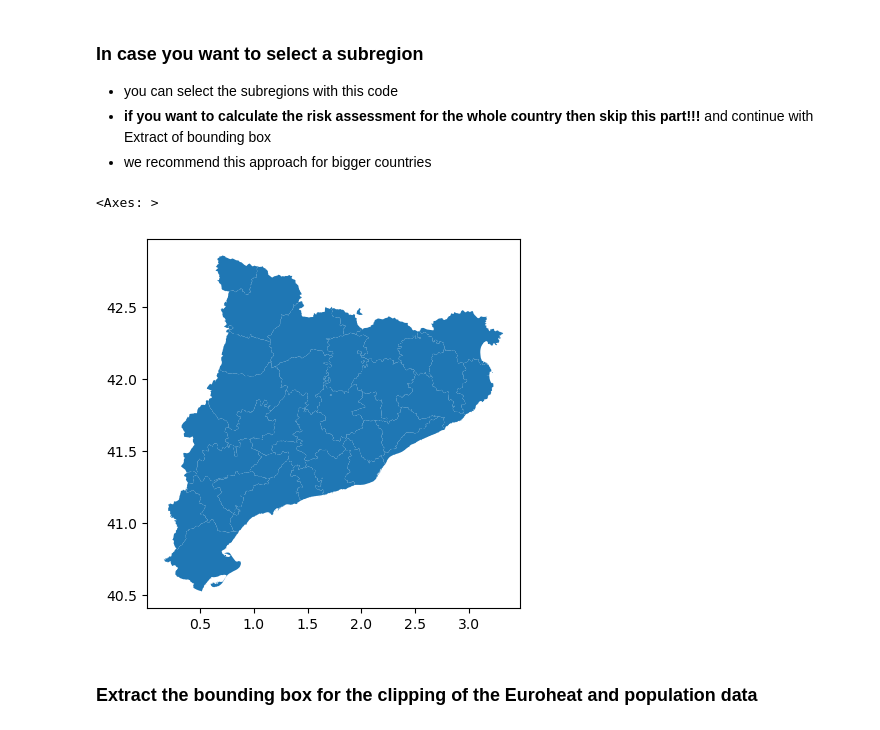
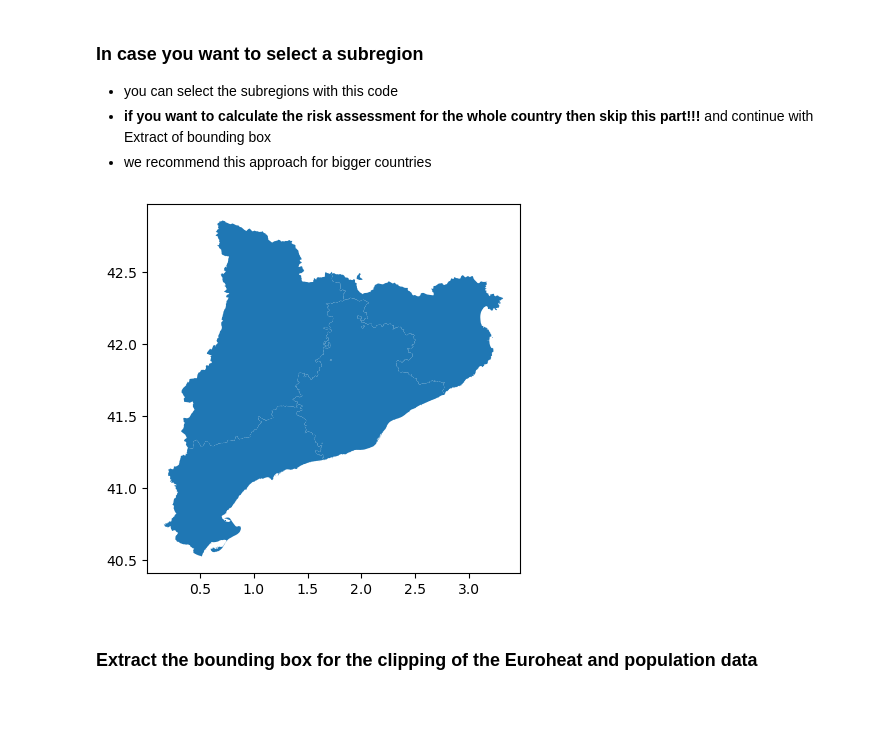
Before and after one commit to CLIMAAX/HEATWAVES, a Jupyter notebook: heatwave_risk_projected_change_Catalunya_example.ipynb, the cells around one changed output. Drawn from its saved outputs; the diff is of its cells as text; code cells hidden in the pictures.

```diff
--- a/heatwave_risk_projected_change_Catalunya_example.ipynb
+++ b/heatwave_risk_projected_change_Catalunya_example.ipynb
@@ -56,7 +56,7 @@ from matplotlib.colors import ListedColormap # Data plotting.
 ### Create a directory structure
 # %%
 # Define the directory for the flashflood workflow preprocess
-workflow_folder = 'heatwave_risk_projection_change'
+workflow_folder = 'heatwave_risk_projection'
 # Define directories for data and results within the previously defined workflow directory
 data_dir = os.path.join(workflow_folder,'data')
 results_dir = os.path.join(workflow_folder,'results')
@@ -83,7 +83,7 @@ The risk assessment will be provided to resolve the administrative border area t
 - Keep or change the  **'3.shp' to '2.shp'** and you will see the choosen administrative borders plotted below.
 # %%
 # Use glob to find the shapefile ending with '2.shp'
-shapefile_pattern = os.path.join(data_dir, '*_3.shp')
+shapefile_pattern = os.path.join(data_dir, '*_2.shp')
 shapefile_paths = glob.glob(shapefile_pattern)
 
 # Check if any shapefiles were found and read the first one
@@ -99,13 +99,16 @@ gdf.plot()
 - you can select the subregions with this code
 -  **if you want to calculate the risk assessment for the whole country then skip this part!!!** and continue with Extract of bounding box
 - we recommend this approach for bigger countries
+# %%
+select_subregion = 1 # change to 1 to select subregion
+subregion_name = 'Cataluña'
 # %%
 # This code can select the subregion e.g.Cataluna
-gdf=gdf[gdf["NAME_1"]=='Cataluña']
-gdf.plot()
+if select_subregion:
+    gdf=gdf[gdf["NAME_1"]==subregion_name]
+    gdf.plot()
 # %% [output]
-<Axes: >
-[figure, old version]
+[figure, new version]
 # %% [markdown]
 ### Extract the bounding box for the clipping of the Euroheat and population data
 # %%
```
Also changed, not shown: parts of 10 cells of this notebook.
